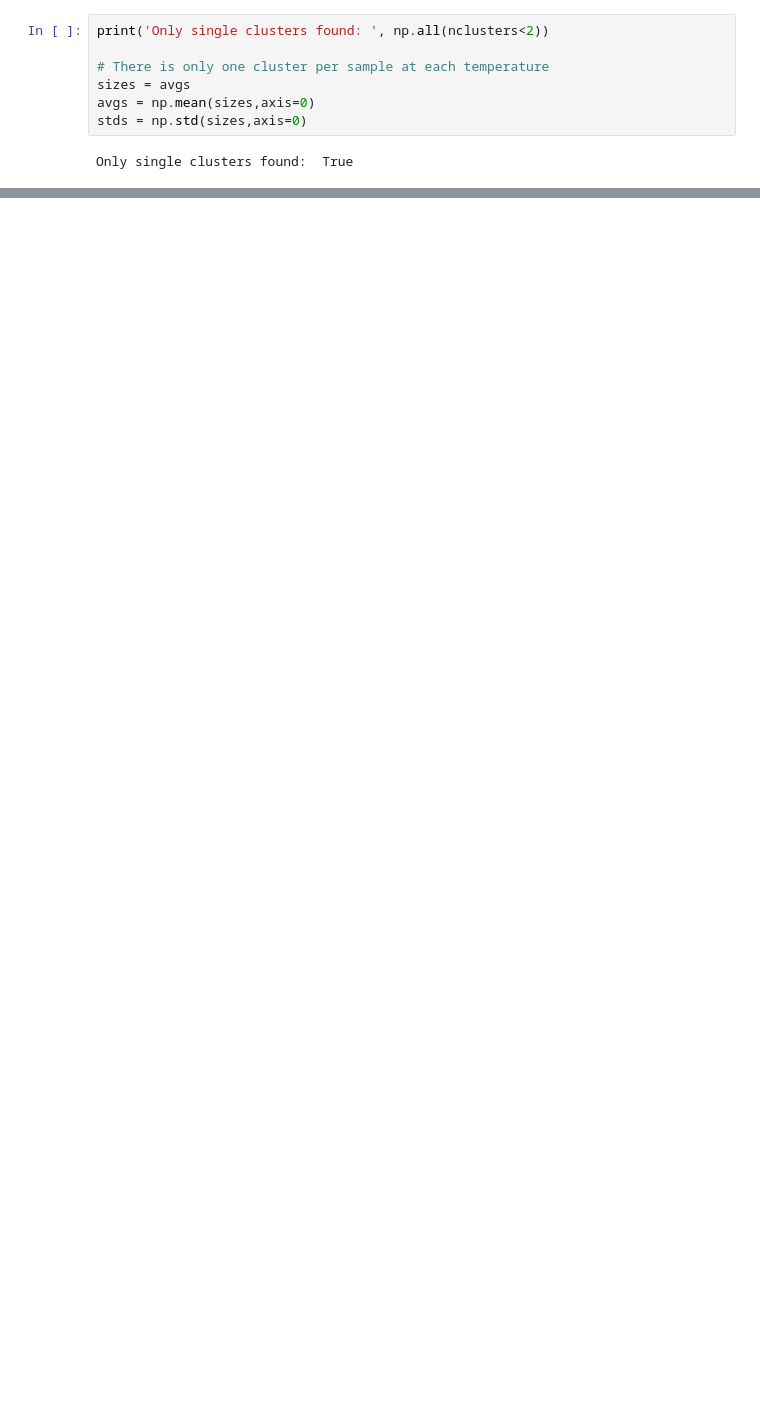
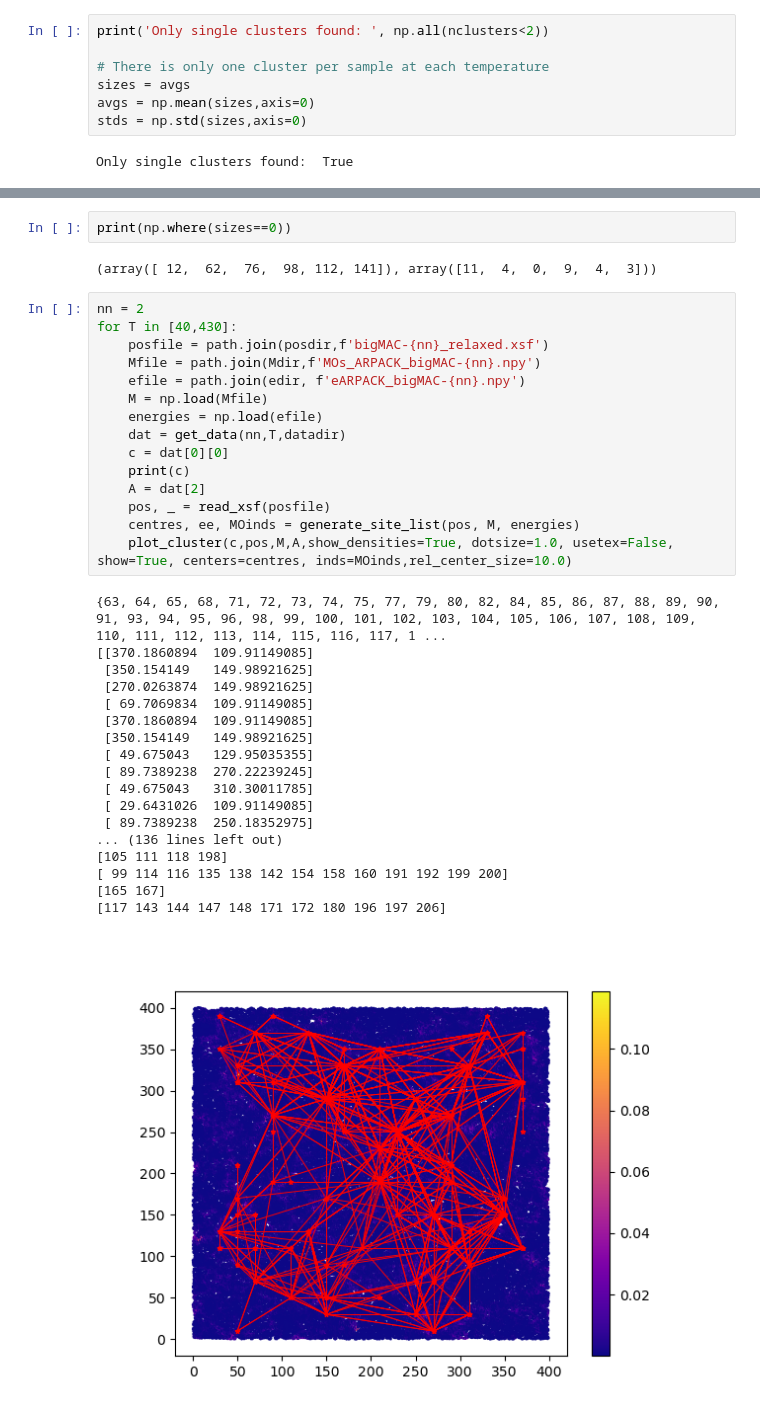
Before and after one commit to ngastellu/percolate_mac, a Jupyter notebook: analysis.ipynb, the cells around one changed output, grey strips where cells are left out. Drawn from its saved outputs; the diff is of its cells as text; blank space fills up the shorter version.

```diff
--- a/analysis.ipynb
+++ b/analysis.ipynb
@@ -324,0 +331,38 @@ ImportError: cannot import name 'generate_site_list' from 'percolate' (/Users/ni
+# %%
+print(np.where(sizes==0))
+# %% [output]
+(array([ 12,  62,  76,  98, 112, 141]), array([11,  4,  0,  9,  4,  3]))
+# %%
+nn = 2
+for T in [40,430]:
+    posfile = path.join(posdir,f'bigMAC-{nn}_relaxed.xsf')
+    Mfile = path.join(Mdir,f'MOs_ARPACK_bigMAC-{nn}.npy')
+    efile = path.join(edir, f'eARPACK_bigMAC-{nn}.npy')
+    M = np.load(Mfile)
+    energies = np.load(efile)
+    dat = get_data(nn,T,datadir)
+    c = dat[0][0]
+    print(c)
+    A = dat[2]
+    pos, _ = read_xsf(posfile)
+    centres, ee, MOinds = generate_site_list(pos, M, energies)
+    plot_cluster(c,pos,M,A,show_densities=True, dotsize=1.0, usetex=False, show=True, centers=centres, inds=MOinds,rel_center_size=10.0)
+# %% [output]
+{63, 64, 65, 68, 71, 72, 73, 74, 75, 77, 79, 80, 82, 84, 85, 86, 87, 88, 89, 90, 91, 93, 94, 95, 96, 98, 99, 100, 101, 102, 103, 104, 105, 106, 107, 108, 109, 110, 111, 112, 113, 114, 115, 116, 117, 1 ...
+[[370.1860894  109.91149085]
+ [350.154149   149.98921625]
+ [270.0263874  149.98921625]
+ [ 69.7069834  109.91149085]
+ [370.1860894  109.91149085]
+ [350.154149   149.98921625]
+ [ 49.675043   129.95035355]
+ [ 89.7389238  270.22239245]
+ [ 49.675043   310.30011785]
+ [ 29.6431026  109.91149085]
+ [ 89.7389238  250.18352975]
+... (136 lines left out)
+[105 111 118 198]
+[ 99 114 116 135 138 142 154 158 160 191 192 199 200]
+[165 167]
+[117 143 144 147 148 171 172 180 196 197 206]
+[figure, added]
```
Also changed, not shown: parts of 12 cells of this notebook, 3 other files.
